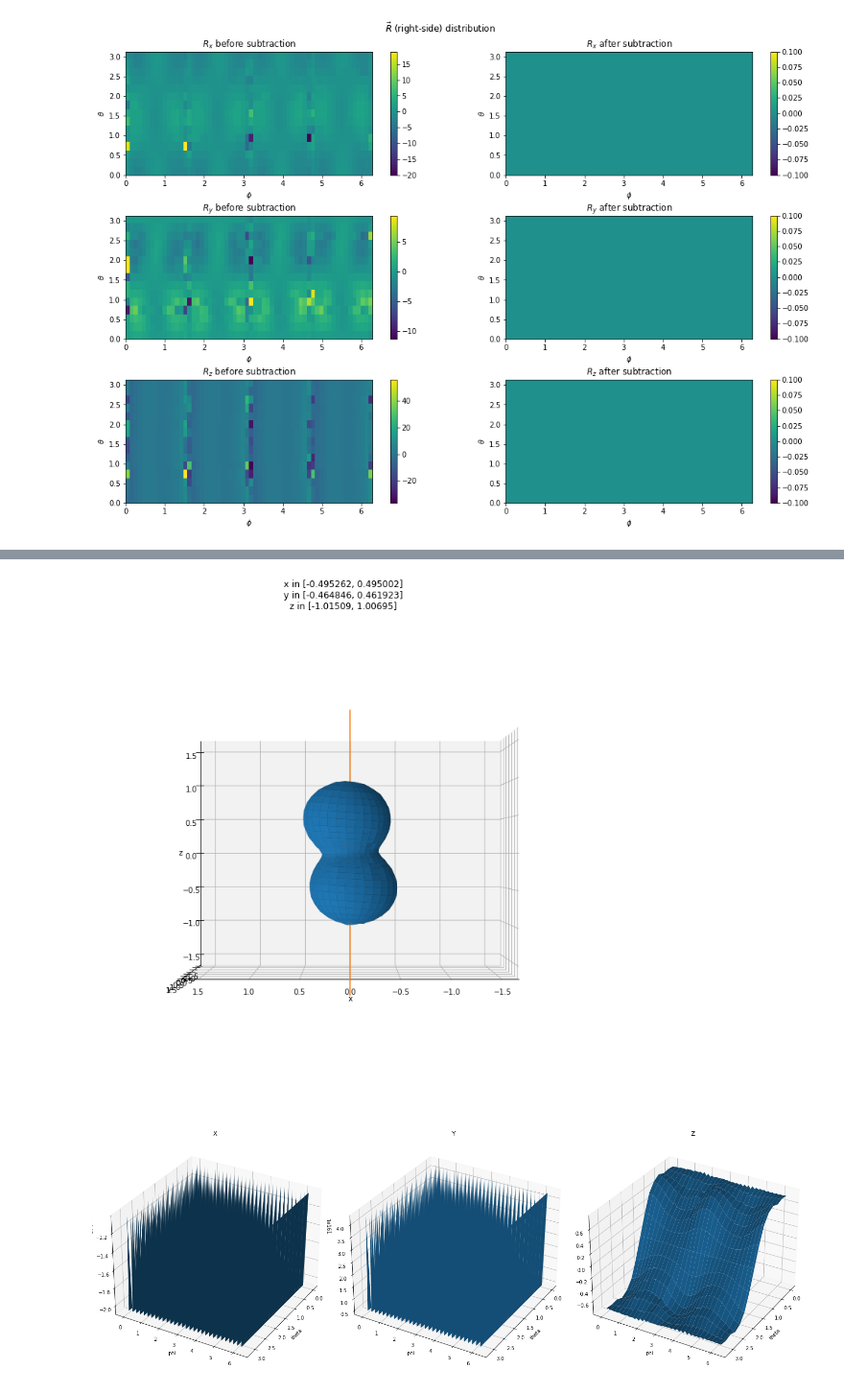
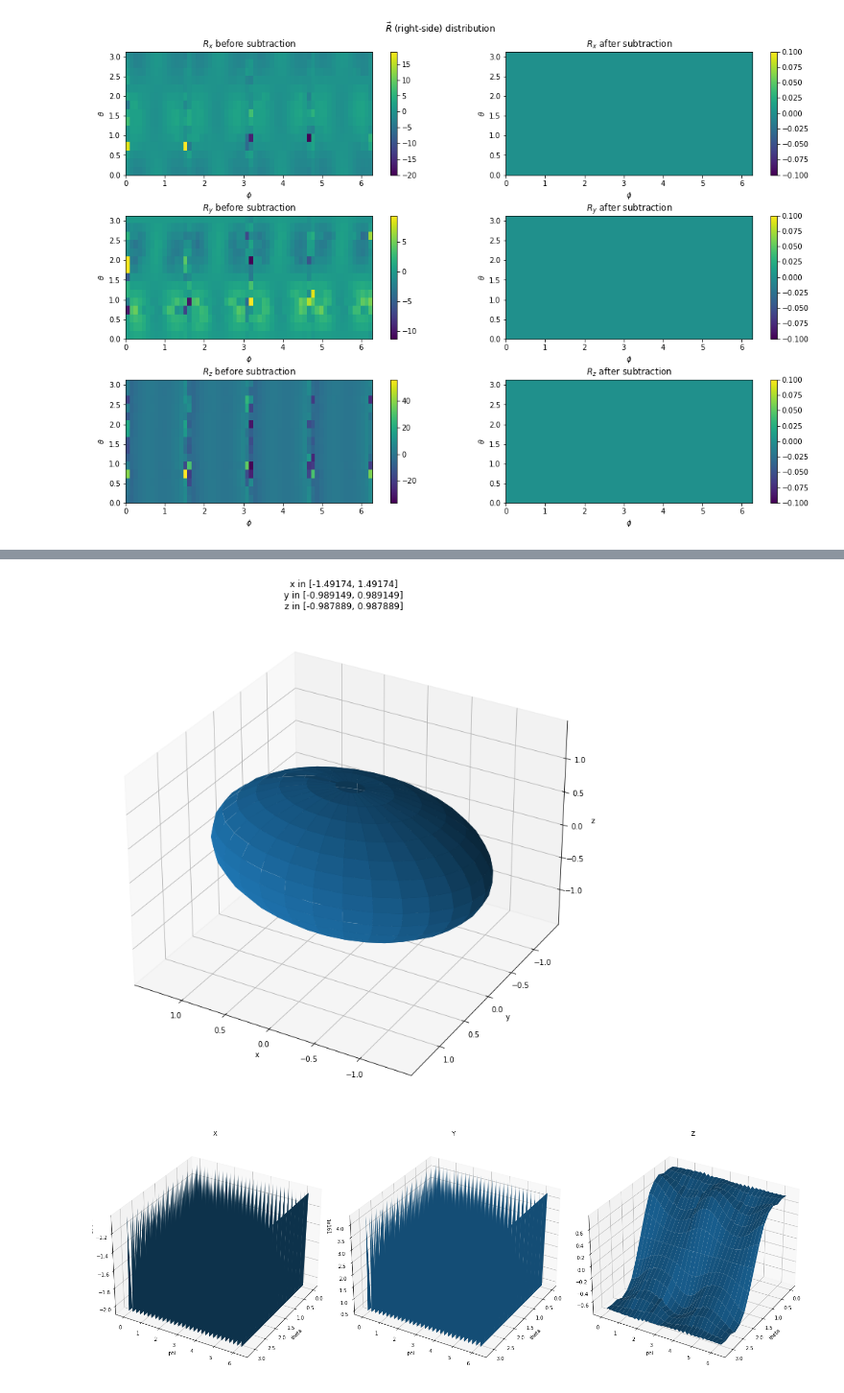
Before and after one commit to iago-mendes/eucled, a Jupyter notebook: src/exercises/08-embedding/assets/plots.ipynb, the cells around one changed output, grey strips where cells are left out. Shown at 96% size. Saved outputs shown, nothing was run; the diff lists cells and outputs as text; code cells hidden in the pictures.

```diff
--- a/src/exercises/08-embedding/assets/plots.ipynb
+++ b/src/exercises/08-embedding/assets/plots.ipynb
@@ -334,47 +334,43 @@ plt.show()
 # %%
-N_theta = 30
+N_theta = 15
 # N_phi = 4*N_theta
 N_phi = 2*N_theta
 
 fig = plt.figure(layout="constrained")
 
-embedding = np.genfromtxt(f'embedding_nonaxi_peanut_{N_theta}x{N_phi}.csv', delimiter=',')
+embedding = np.genfromtxt(f'embedding_ellipsoid_{N_theta}x{N_phi}.csv', delimiter=',')
 # embedding = np.genfromtxt(f'embedding_numerical_{N_theta}x{N_phi}.csv', delimiter=',')
 
 x = embedding[:,0]
 y = embedding[:,1]
 z = embedding[:,2]
 
 X = np.reshape(x, (N_theta, N_phi))
 Y = np.reshape(y, (N_theta, N_phi))
 Z = np.reshape(z, (N_theta, N_phi))
 
 ax = fig.add_subplot(111, projection='3d')
 ax.plot_surface(X, Y, Z)
 # ax.plot_surface(X, Y, Z, cmap=cm.coolwarm)
 
-line_x = np.zeros(100)
-line_y = np.zeros(100)
-line_z = np.linspace(-2, 2, 100)
-ax.plot(line_x, line_y, line_z)
-
 plt.title(f'x in [{min(x)}, {max(x)}]\ny in [{min(y)}, {max(y)}]\nz in [{min(z)}, {max(z)}]')
 ax.set_xlabel("x")
 ax.set_ylabel("y")
 ax.set_zlabel("z")
 
-side = 1.6
+side = max(max(x), max(y), max(z))
 ax.set_xlim(-side, side)
 ax.set_ylim(-side, side)
 ax.set_zlim(-side, side)
 
-ax.view_init(0, 90) # elev, azim
-# ax.view_init(45, 45) # elev, azim
+# ax.view_init(0, 90) # elev, azim
+# ax.view_init(90, 90) # elev, azim
+ax.view_init(30, 120) # elev, azim
 fig.set_size_inches(20, 10, forward=True)
 
 plt.show()
 # %% [output]
-[figure, old version]
+[figure, new version]
 # %%
 N_theta = 15
 N_phi = 4*N_theta
```
Also changed, not shown: parts of 2 cells of this notebook, 3 other files.
